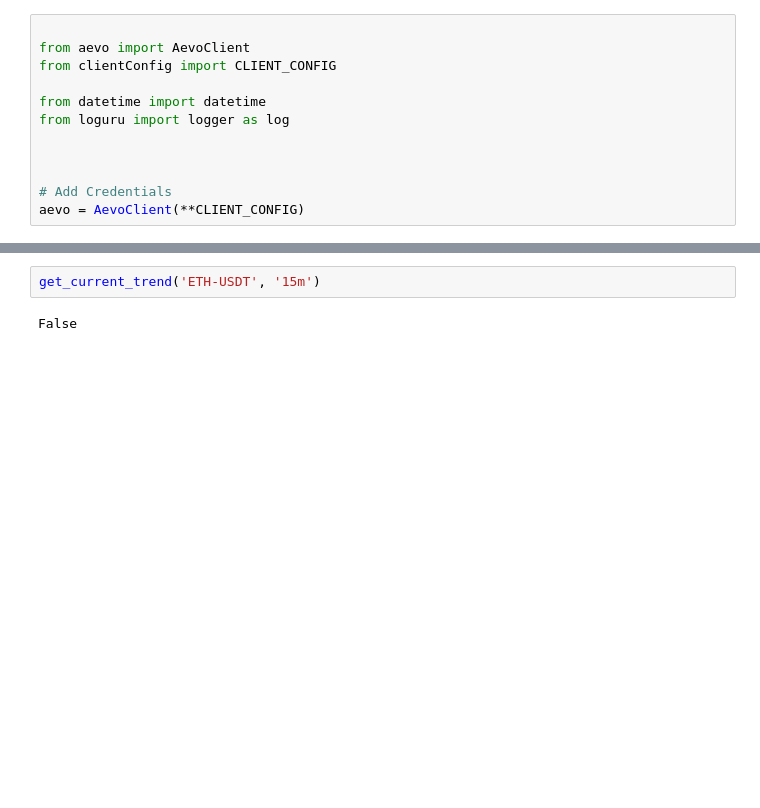
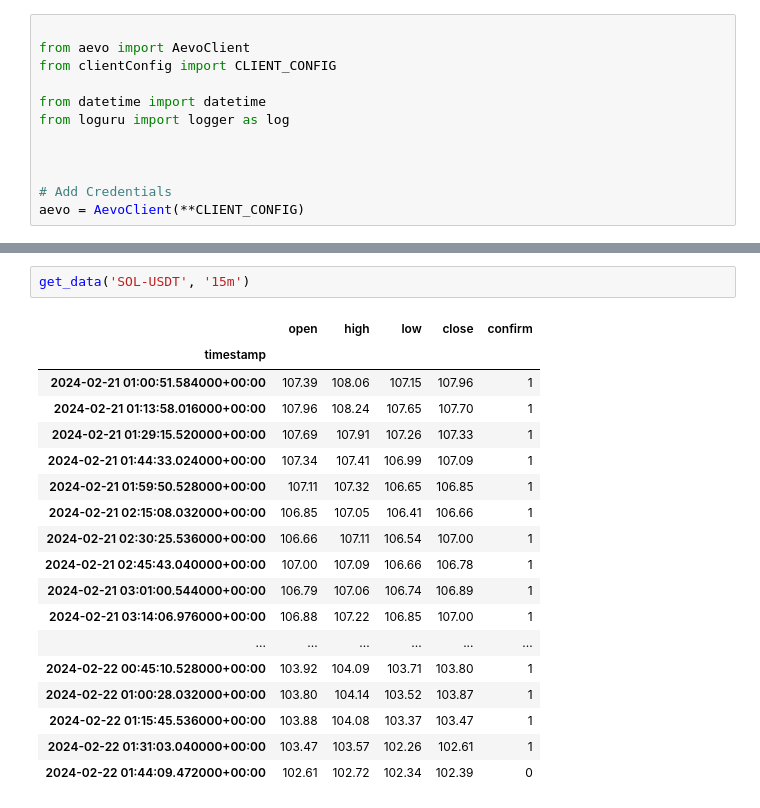
Before and after one commit to W-yk/aevo-sdk, a Jupyter notebook: test.ipynb, the cells around one changed output, grey strips where cells are left out. Saved outputs shown, nothing was run; the diff lists cells and outputs as text; blank space fills up the shorter version.

```diff
--- a/test.ipynb
+++ b/test.ipynb
@@ -131,4 +240,21 @@ aevo.get_markets('ETH')
 # %%
-get_current_trend('ETH-USDT', '15m')
+get_data('SOL-USDT', '15m')
 # %% [output]
-False
+|  | open | high | low | close | confirm |
+| timestamp |  |  |  |  |  |
+| 2024-02-21 01:00:51.584000+00:00 | 107.39 | 108.06 | 107.15 | 107.96 | 1 |
+| 2024-02-21 01:13:58.016000+00:00 | 107.96 | 108.24 | 107.65 | 107.70 | 1 |
+| 2024-02-21 01:29:15.520000+00:00 | 107.69 | 107.91 | 107.26 | 107.33 | 1 |
+| 2024-02-21 01:44:33.024000+00:00 | 107.34 | 107.41 | 106.99 | 107.09 | 1 |
+| 2024-02-21 01:59:50.528000+00:00 | 107.11 | 107.32 | 106.65 | 106.85 | 1 |
+| 2024-02-21 02:15:08.032000+00:00 | 106.85 | 107.05 | 106.41 | 106.66 | 1 |
+| 2024-02-21 02:30:25.536000+00:00 | 106.66 | 107.11 | 106.54 | 107.00 | 1 |
+| 2024-02-21 02:45:43.040000+00:00 | 107.00 | 107.09 | 106.66 | 106.78 | 1 |
+| 2024-02-21 03:01:00.544000+00:00 | 106.79 | 107.06 | 106.74 | 106.89 | 1 |
+| 2024-02-21 03:14:06.976000+00:00 | 106.88 | 107.22 | 106.85 | 107.00 | 1 |
+| ... | ... | ... | ... | ... | ... |
+| 2024-02-22 00:45:10.528000+00:00 | 103.92 | 104.09 | 103.71 | 103.80 | 1 |
+| 2024-02-22 01:00:28.032000+00:00 | 103.80 | 104.14 | 103.52 | 103.87 | 1 |
+| 2024-02-22 01:15:45.536000+00:00 | 103.88 | 104.08 | 103.37 | 103.47 | 1 |
+| 2024-02-22 01:31:03.040000+00:00 | 103.47 | 103.57 | 102.26 | 102.61 | 1 |
+| 2024-02-22 01:44:09.472000+00:00 | 102.61 | 102.72 | 102.34 | 102.39 | 0 |
```
Also changed, not shown: parts of 10 cells of this notebook.
